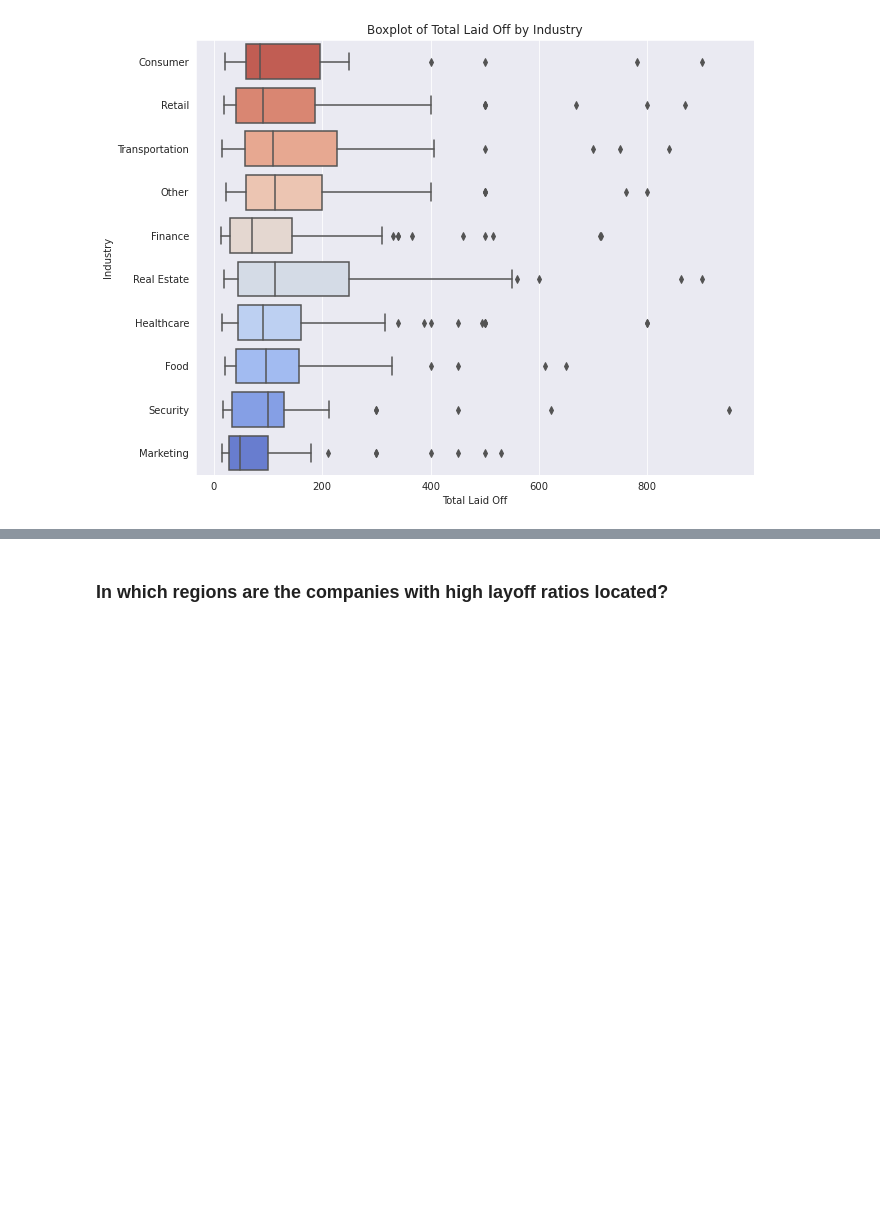
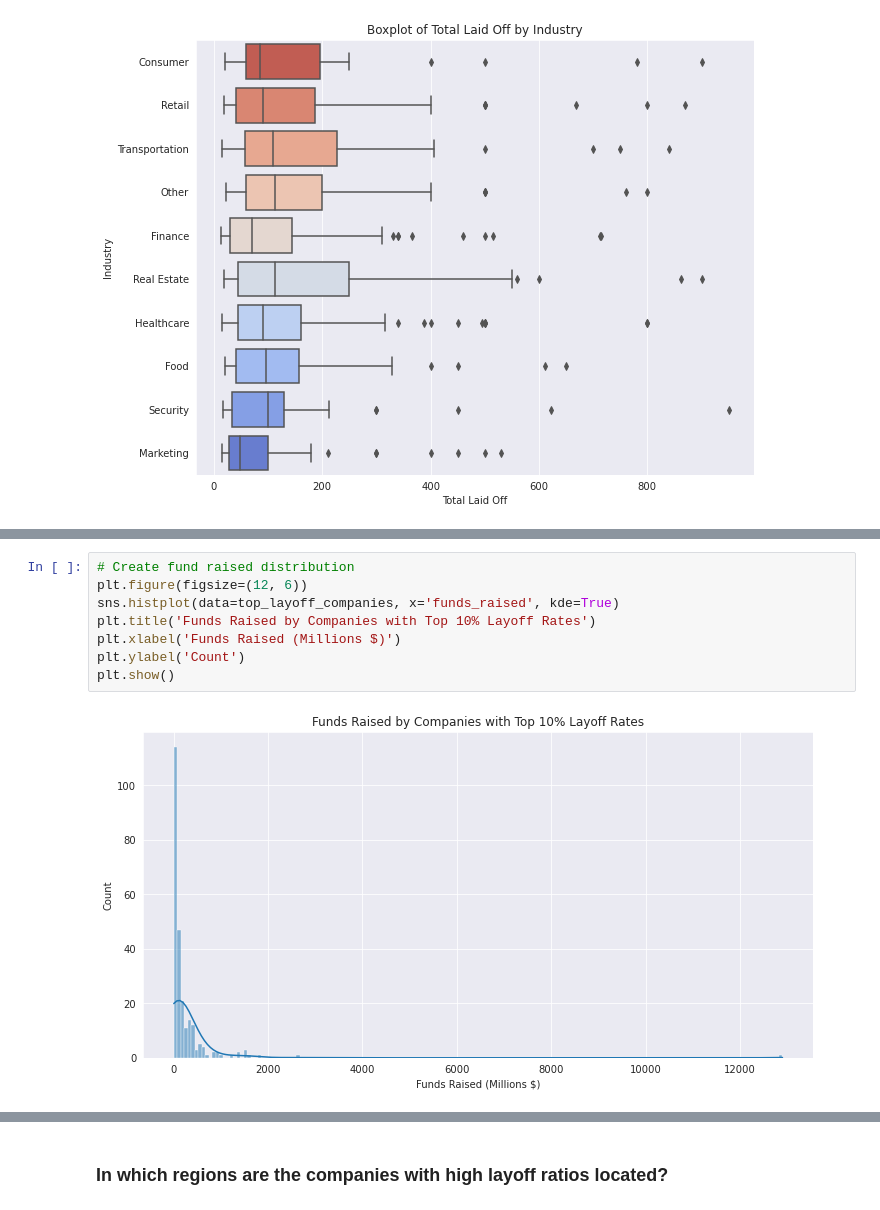
Before and after one commit to Maia97/layoffs-2022-analysis, a Jupyter notebook: layoffs-2022-analysis.ipynb, the cells around one changed output, grey strips where cells are left out. Cells and saved outputs as stored; diff of their text form; blank space fills up the shorter version.

```diff
--- a/layoffs-2022-analysis.ipynb
+++ b/layoffs-2022-analysis.ipynb
@@ -273,0 +299,10 @@ Name: stage, dtype: int64
+# %%
+# Create fund raised distribution
+plt.figure(figsize=(12, 6))
+sns.histplot(data=top_layoff_companies, x='funds_raised', kde=True)
+plt.title('Funds Raised by Companies with Top 10% Layoff Rates')
+plt.xlabel('Funds Raised (Millions $)')
+plt.ylabel('Count')
+plt.show()
+# %% [output]
+[figure, added]
```
Also changed, not shown: parts of 20 cells of this notebook.
